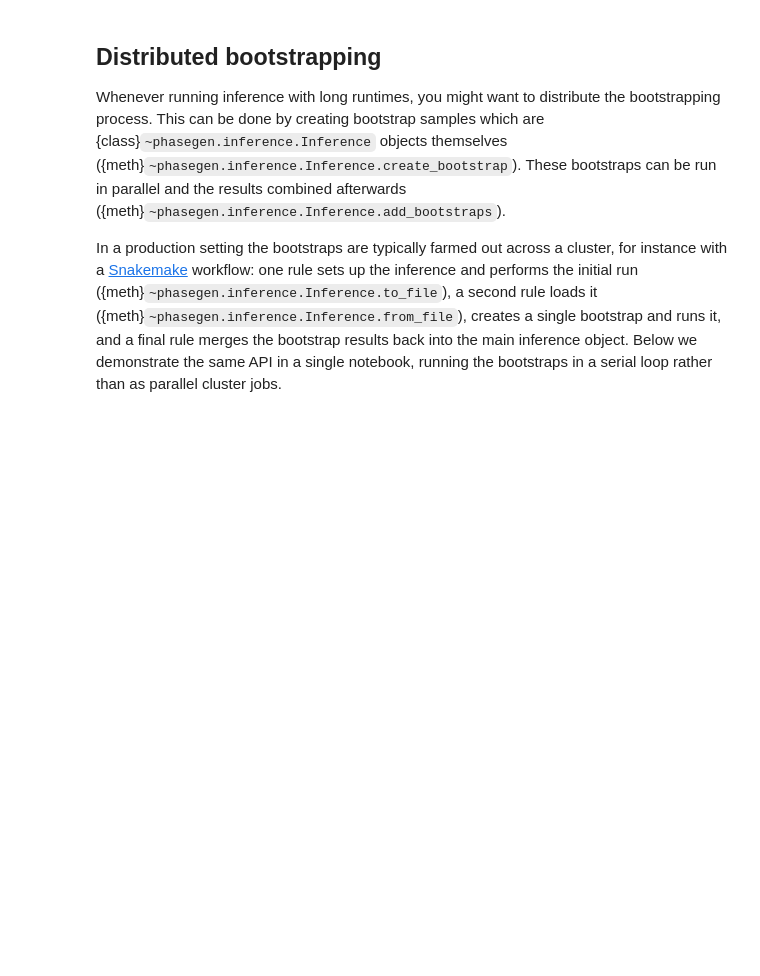
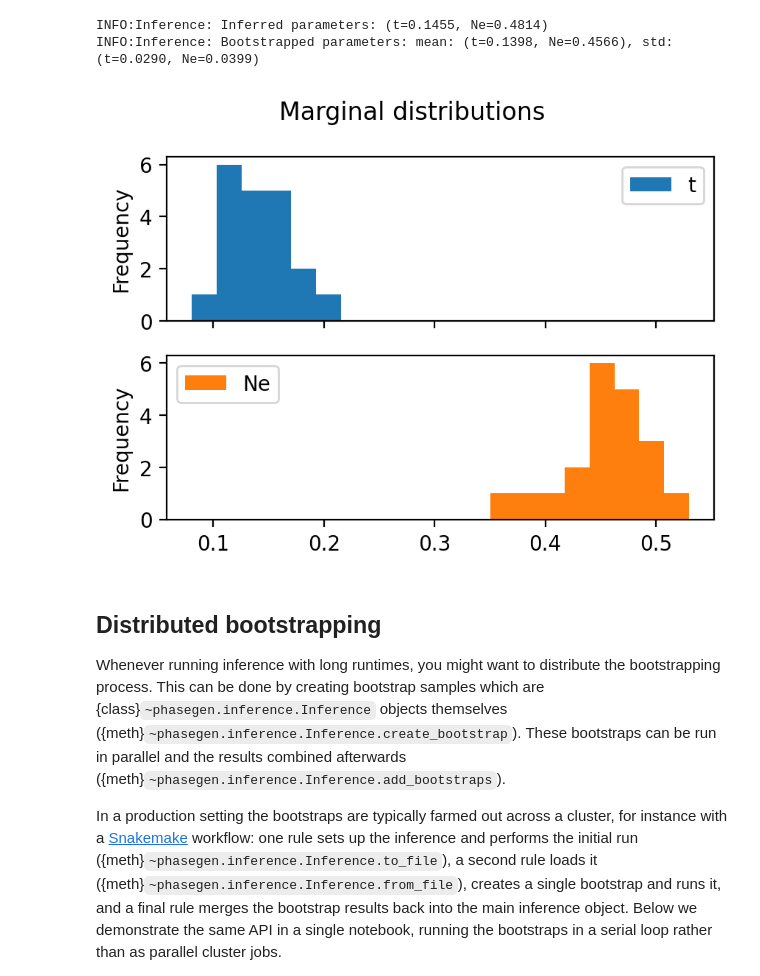
Before and after one commit to Sendrowski/PhaseGen, a Jupyter notebook: docs/reference/R/inference.ipynb, the cells around one changed output. Saved outputs shown, nothing was run; the diff lists cells and outputs as text; code cells hidden in the pictures; blank space fills up the shorter version.

```diff
--- a/docs/reference/R/inference.ipynb
+++ b/docs/reference/R/inference.ipynb
@@ -29,3 +67,30 @@ pg <- load_phasegen()
+# %%
+inf <- pg$Inference(
+    bounds = list(t = c(0, 4), Ne = c(0.1, 1)),
+    observation = observation,
+    do_bootstrap = TRUE,
+    n_bootstraps = 20L,
+    coal = function(t, Ne) pg$Coalescent(
+        n = 10,
+        demography = pg$Demography(
+            pop_sizes = list(pop_0 = reticulate::py_dict(list(0, t), list(1, Ne)))
+        )
+    ),
+    loss = function(coal, observation) pg$PoissonLikelihood()$compute(
+        observed = observation$normalize()$polymorphic,
+        modelled = coal$sfs$mean$normalize()$polymorphic
+    ),
+    resample = function(sfs, rng) sfs$resample(seed = as.integer(rng$integers(1e9)))
+)
+# %%
+with_log(inf$run())
+# %% [output]
+INFO:Inference: Inferred parameters: (t=0.1455, Ne=0.4814)
+INFO:Inference: Bootstrapped parameters: mean: (t=0.1398, Ne=0.4566), std: (t=0.0290, Ne=0.0399)
+# %%
+render_fn(function(f) inf$plot_bootstraps(show = FALSE, file = f))
+# %% [output]
+[figure, added]
 # %% [markdown]
 ## Distributed bootstrapping
 Whenever running inference with long runtimes, you might want to distribute the bootstrapping process. This can be done by creating bootstrap samples which are {class}`~phasegen.inference.Inference` objects themselves ({meth}`~phasegen.inference.Inference.create_bootstrap`). These bootstraps can be run in parallel and the results combined afterwards ({meth}`~phasegen.inference.Inference.add_bootstraps`).
```
Also changed, not shown: parts of 7 cells of this notebook, 8 other files.
